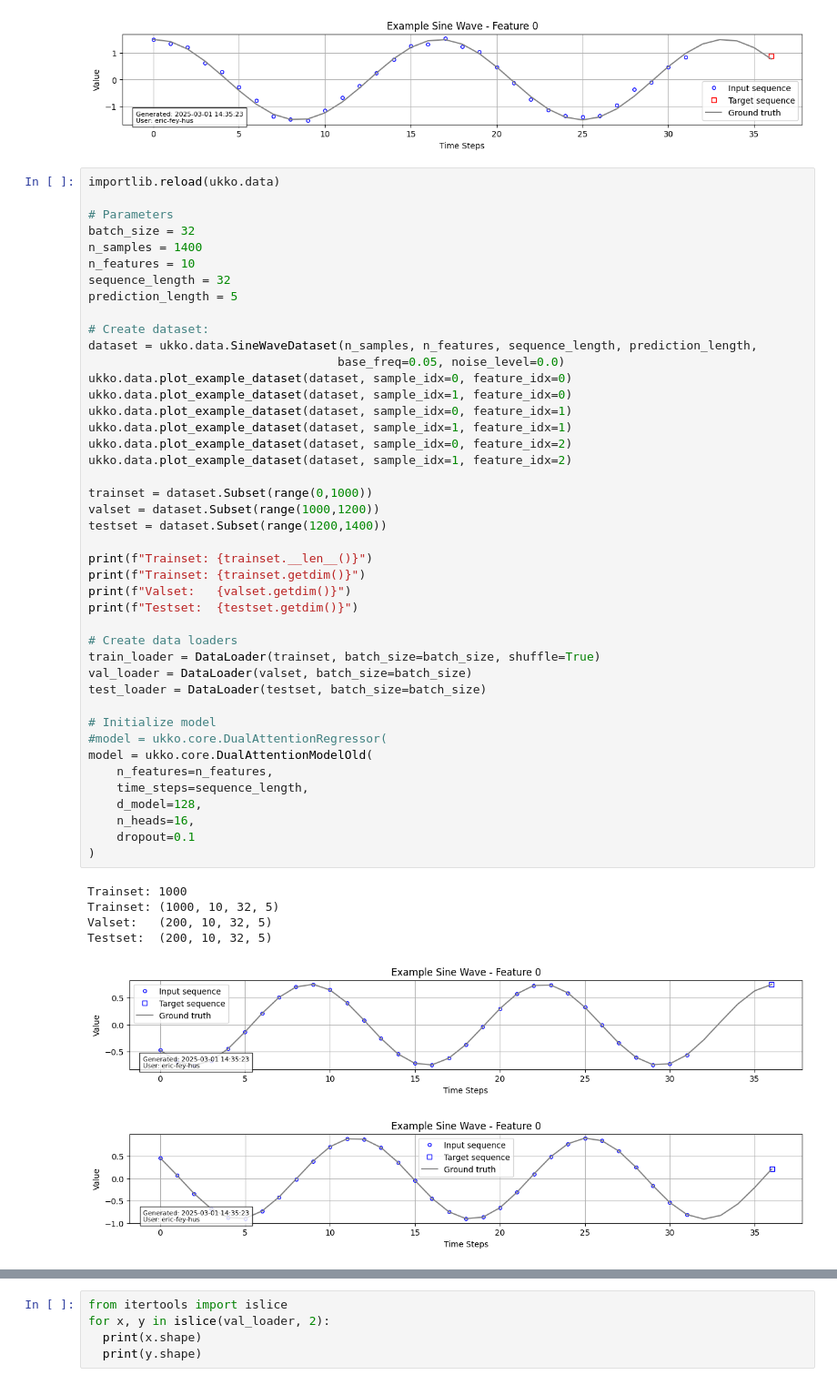
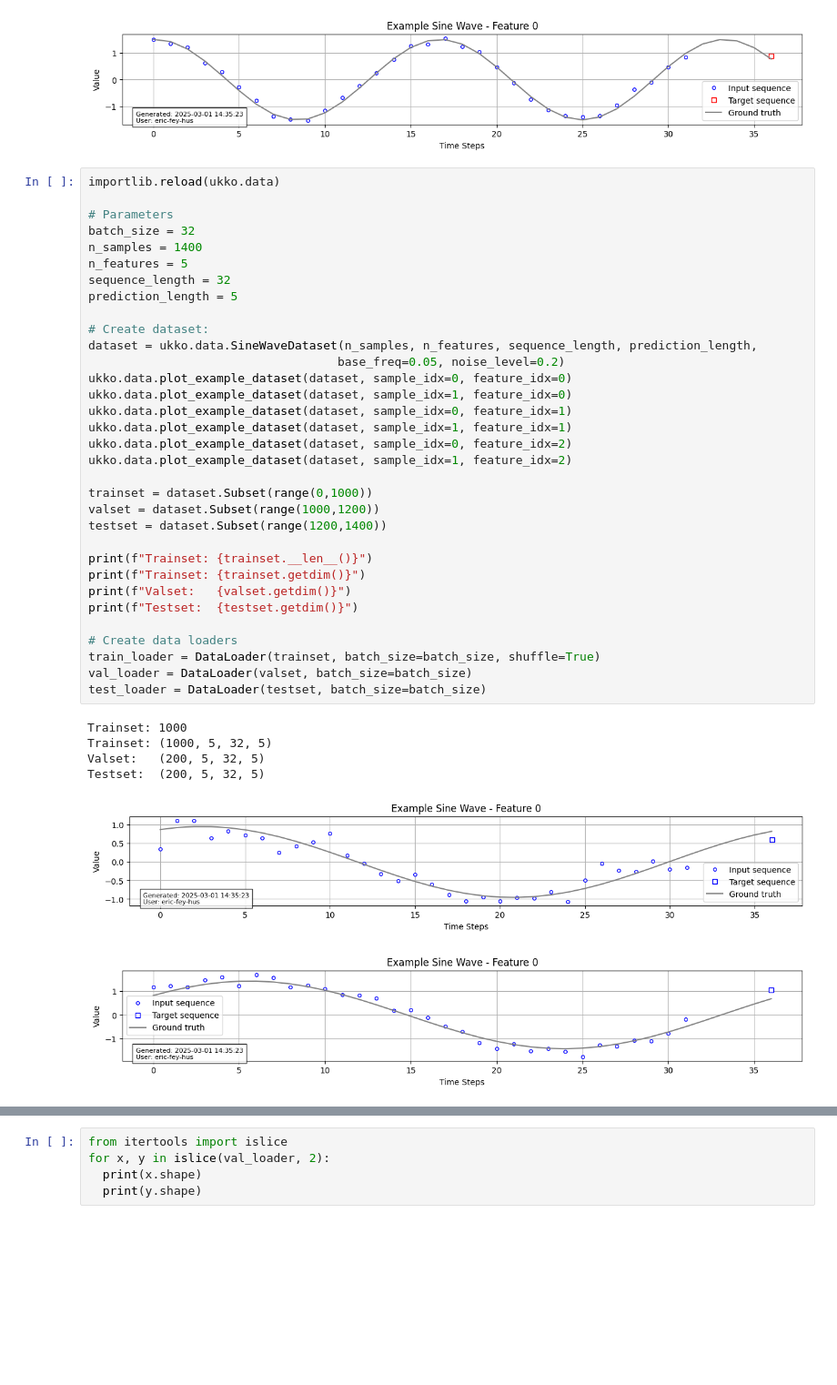
Before and after one commit to eric-fey-hus/ukko, a Jupyter notebook: ukko_get_started.ipynb, the cells around one changed output, grey strips where cells are left out. Shown at 91% size. Drawn from its saved outputs; the diff is of its cells as text; blank space fills up the shorter version.

```diff
--- a/ukko_get_started.ipynb
+++ b/ukko_get_started.ipynb
@@ -128,47 +128,37 @@ importlib.reload(ukko.data)
 # Parameters
 batch_size = 32
 n_samples = 1400
-n_features = 10
+n_features = 5
 sequence_length = 32
 prediction_length = 5
 
 # Create dataset:
 dataset = ukko.data.SineWaveDataset(n_samples, n_features, sequence_length, prediction_length,
-                                   base_freq=0.05, noise_level=0.0)
+                                   base_freq=0.05, noise_level=0.2)
 ukko.data.plot_example_dataset(dataset, sample_idx=0, feature_idx=0)
 ukko.data.plot_example_dataset(dataset, sample_idx=1, feature_idx=0)
 ukko.data.plot_example_dataset(dataset, sample_idx=0, feature_idx=1)
 ukko.data.plot_example_dataset(dataset, sample_idx=1, feature_idx=1)
 ukko.data.plot_example_dataset(dataset, sample_idx=0, feature_idx=2)
 ukko.data.plot_example_dataset(dataset, sample_idx=1, feature_idx=2)
 
 trainset = dataset.Subset(range(0,1000))
 valset = dataset.Subset(range(1000,1200))
 testset = dataset.Subset(range(1200,1400))
 
 print(f"Trainset: {trainset.__len__()}")
 print(f"Trainset: {trainset.getdim()}")
 print(f"Valset:   {valset.getdim()}")
 print(f"Testset:  {testset.getdim()}")
 
 # Create data loaders
 train_loader = DataLoader(trainset, batch_size=batch_size, shuffle=True)
 val_loader = DataLoader(valset, batch_size=batch_size)
 test_loader = DataLoader(testset, batch_size=batch_size)
-
-# Initialize model
-#model = ukko.core.DualAttentionRegressor(
-model = ukko.core.DualAttentionModelOld(
-    n_features=n_features,
-    time_steps=sequence_length,
-    d_model=128,
-    n_heads=16,
-    dropout=0.1
-)
 # %% [output]
 Trainset: 1000
-Trainset: (1000, 10, 32, 5)
-Valset:   (200, 10, 32, 5)
-Testset:  (200, 10, 32, 5)
+Trainset: (1000, 5, 32, 5)
+Valset:   (200, 5, 32, 5)
+Testset:  (200, 5, 32, 5)
-[figure, old version]
+[figure, new version]
-[figure, old version]
+[figure, new version]
```
Also changed, not shown: parts of 4 cells of this notebook, 2 other files.
